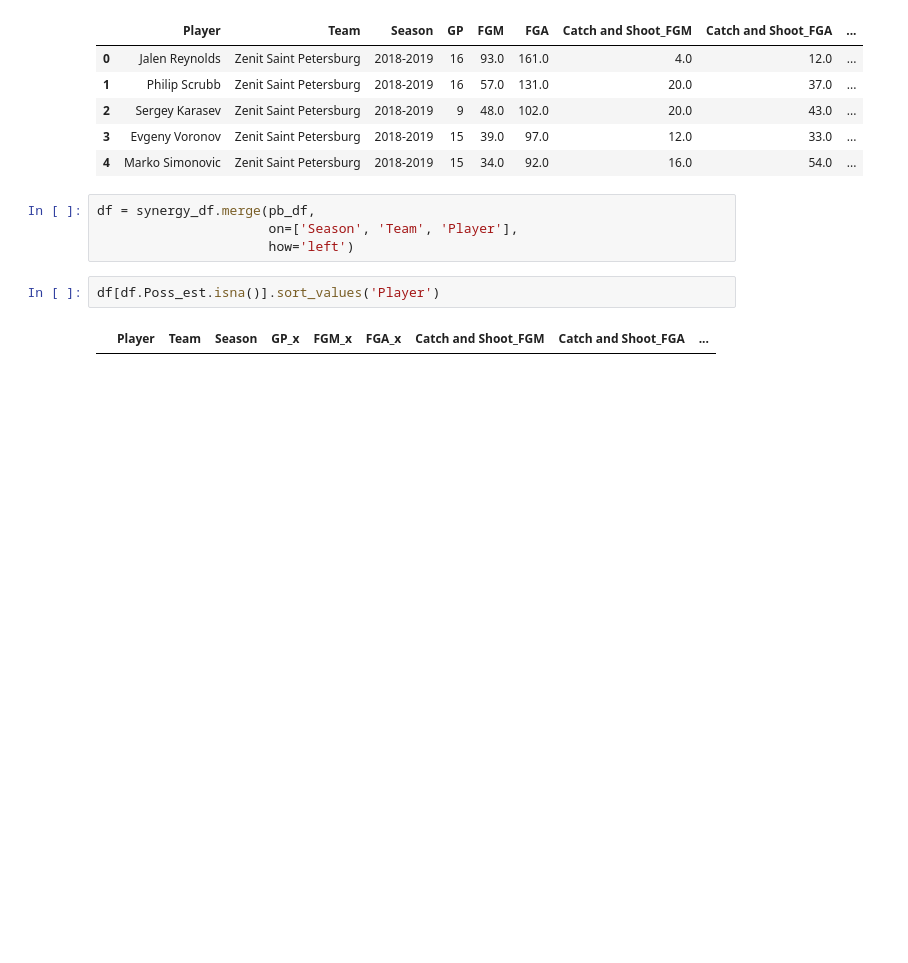
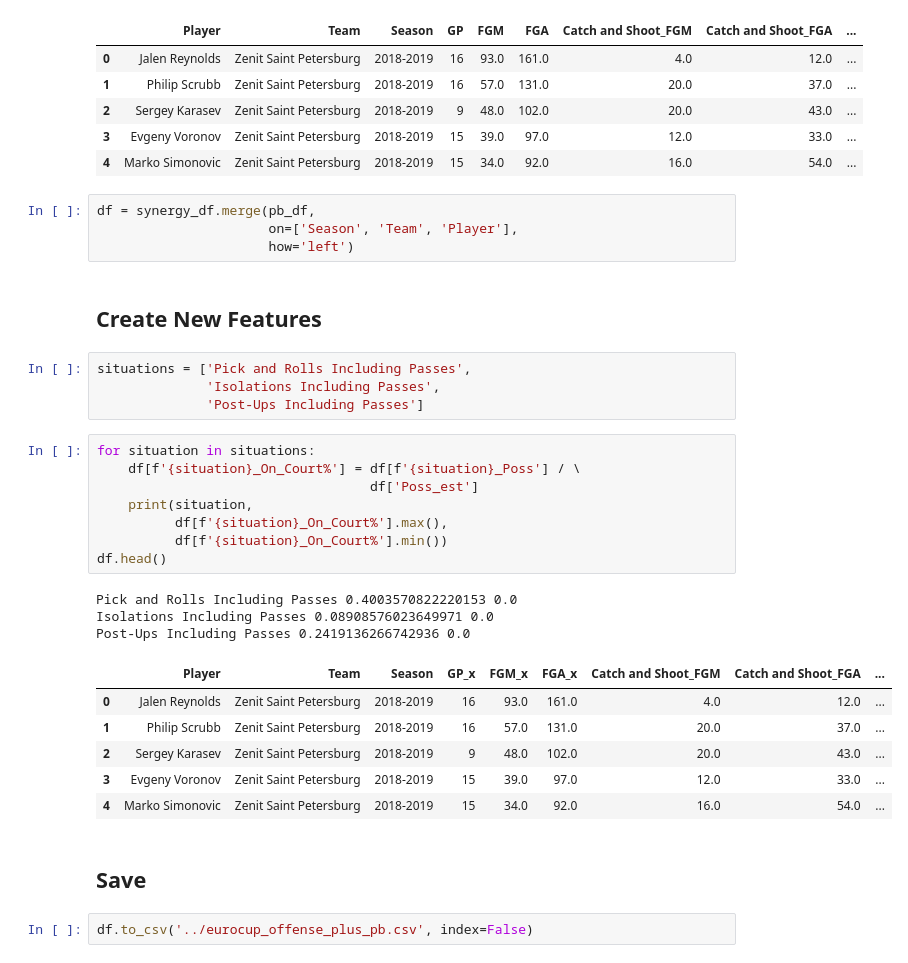
Before and after one commit to xulianrenzoku/synergy_app_clustering, a Jupyter notebook: data_processors/proballers_eurocup_data_processor.ipynb, the cells around one changed output. Drawn from its saved outputs; the diff is of its cells as text; blank space fills up the shorter version.

```diff
--- a/data_processors/proballers_eurocup_data_processor.ipynb
+++ b/data_processors/proballers_eurocup_data_processor.ipynb
@@ -269,7 +269,31 @@ synergy_df.head()
 df = synergy_df.merge(pb_df,
                       on=['Season', 'Team', 'Player'],
                       how='left')
-# %%
-df[df.Poss_est.isna()].sort_values('Player')
-# %% [output]
-|  | Player | Team | Season | GP_x | FGM_x | FGA_x | Catch and Shoot_FGM | Catch and Shoot_FGA | ... |
+# %% [markdown]
+## Create New Features
+# %%
+situations = ['Pick and Rolls Including Passes',
+              'Isolations Including Passes',
+              'Post-Ups Including Passes']
+# %%
+for situation in situations:
+    df[f'{situation}_On_Court%'] = df[f'{situation}_Poss'] / \
+                                   df['Poss_est']
+    print(situation,
+          df[f'{situation}_On_Court%'].max(),
+          df[f'{situation}_On_Court%'].min())
+df.head()
+# %% [output]
+Pick and Rolls Including Passes 0.4003570822220153 0.0
+Isolations Including Passes 0.08908576023649971 0.0
+Post-Ups Including Passes 0.2419136266742936 0.0
+|  | Player | Team | Season | GP_x | FGM_x | FGA_x | Catch and Shoot_FGM | Catch and Shoot_FGA | ... |
+| 0 | Jalen Reynolds | Zenit Saint Petersburg | 2018-2019 | 16 | 93.0 | 161.0 | 4.0 | 12.0 | ... |
+| 1 | Philip Scrubb | Zenit Saint Petersburg | 2018-2019 | 16 | 57.0 | 131.0 | 20.0 | 37.0 | ... |
+| 2 | Sergey Karasev | Zenit Saint Petersburg | 2018-2019 | 9 | 48.0 | 102.0 | 20.0 | 43.0 | ... |
+| 3 | Evgeny Voronov | Zenit Saint Petersburg | 2018-2019 | 15 | 39.0 | 97.0 | 12.0 | 33.0 | ... |
+| 4 | Marko Simonovic | Zenit Saint Petersburg | 2018-2019 | 15 | 34.0 | 92.0 | 16.0 | 54.0 | ... |
+# %% [markdown]
+## Save
+# %%
+df.to_csv('../eurocup_offense_plus_pb.csv', index=False)
```
